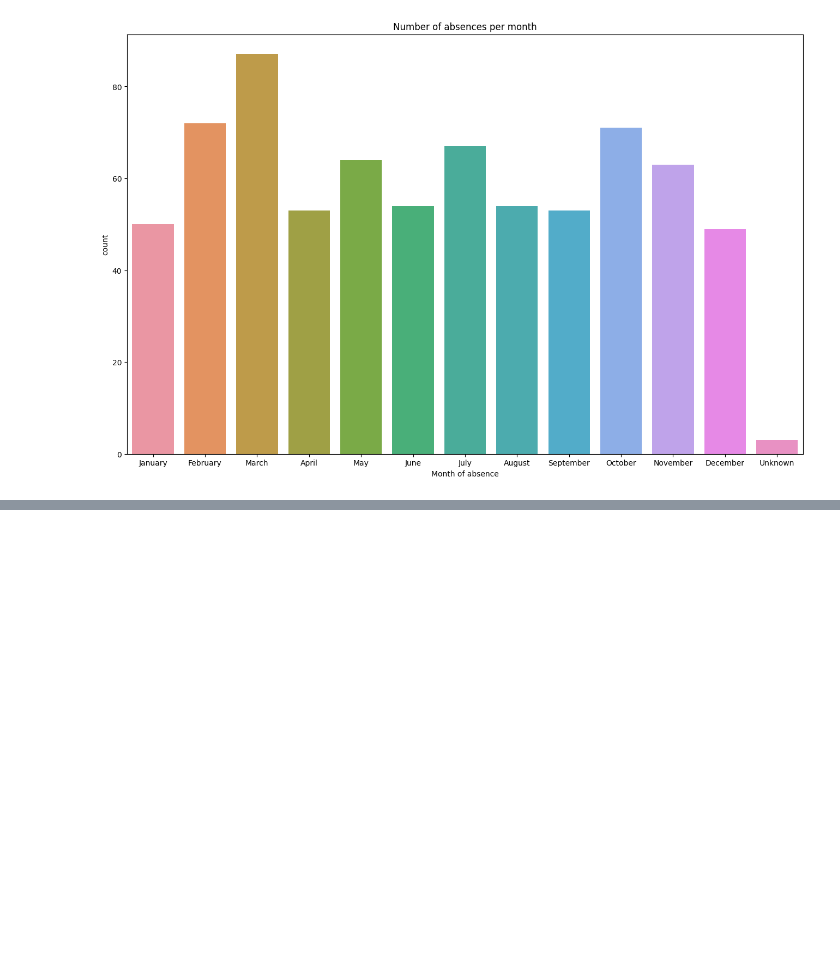
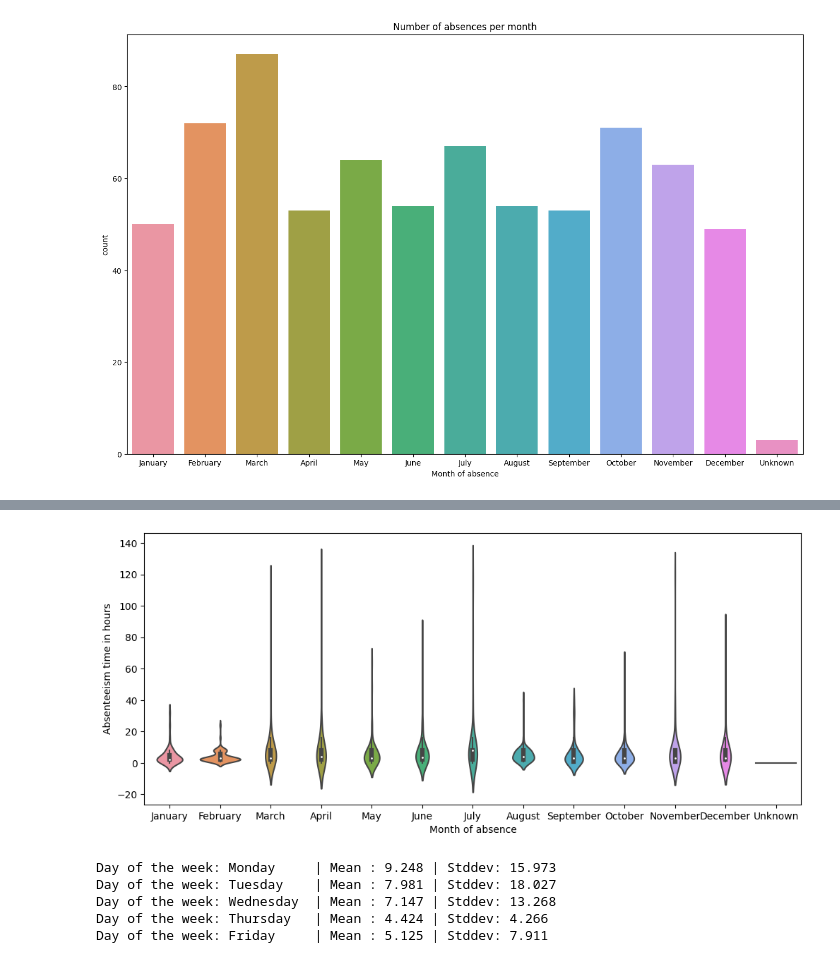
Before and after one commit to Maansy/Absenteeism-at-Work, a Jupyter notebook: AbsenteeismAtWork.ipynb, the cells around one changed output, grey strips where cells are left out. Saved outputs shown, nothing was run; the diff lists cells and outputs as text; code cells hidden in the pictures; blank space fills up the shorter version.

```diff
--- a/AbsenteeismAtWork.ipynb
+++ b/AbsenteeismAtWork.ipynb
@@ -549,0 +589,26 @@ plt.savefig('figs/month_counts.png', format='png', dpi=300)
+# %%
+plt.figure(figsize=(12, 5))
+ax = sns.violinplot(data=preprocessed_data, x='Month of absence',
+                    y='Absenteeism time in hours',
+                    order=["January", "February",
+                           "March", "April", "May", "June", "July",
+                           "August", "September", "October",
+                           "November", "December", "Unknown"])
+plt.savefig('figs/month_hours.png', format='png', dpi=300)
+# %% [output]
+[figure, added]
+# %%
+dows = ["Monday", "Tuesday", "Wednesday", "Thursday", "Friday"]
+for dow in dows:
+    mask = preprocessed_data['Day of the week'] == dow
+    hours = preprocessed_data['Absenteeism time in hours'][mask]
+    mean = hours.mean()
+    stddev = hours.std()
+    print(
+        f"Day of the week: {dow:10s} | Mean : {mean:.03f} | Stddev: {stddev:.03f}")
+# %% [output]
+Day of the week: Monday     | Mean : 9.248 | Stddev: 15.973
+Day of the week: Tuesday    | Mean : 7.981 | Stddev: 18.027
+Day of the week: Wednesday  | Mean : 7.147 | Stddev: 13.268
+Day of the week: Thursday   | Mean : 4.424 | Stddev: 4.266
+Day of the week: Friday     | Mean : 5.125 | Stddev: 7.911
```
Also changed, not shown: parts of 51 cells of this notebook, 13 other files.
